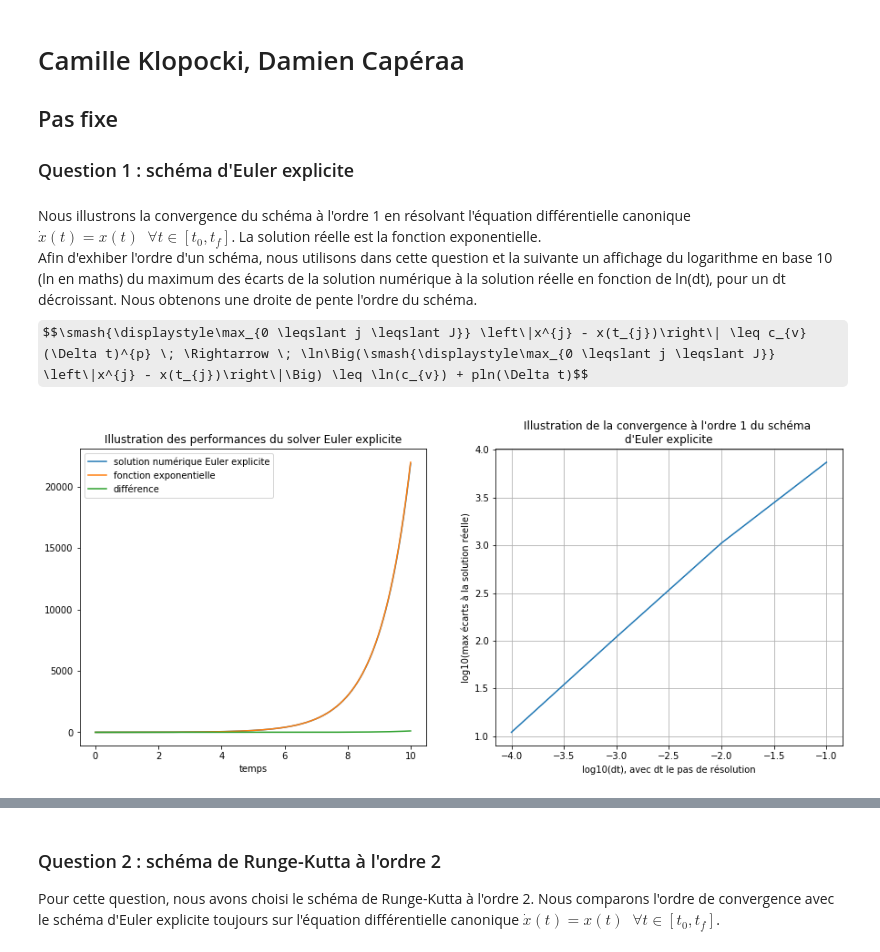
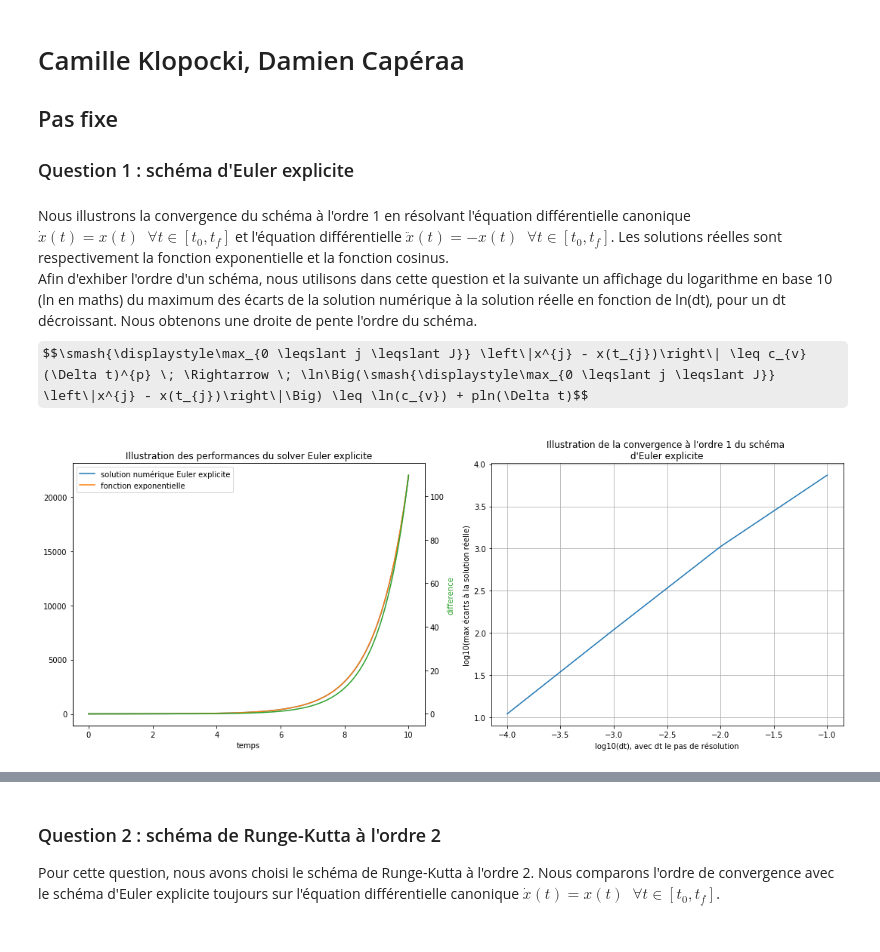
Before and after one commit to DCaperaa/Projet-numerique-II, a Jupyter notebook: Projet numerique II - Notebook.ipynb, the cells around one changed output, grey strips where cells are left out. Saved outputs shown, nothing was run; the diff lists cells and outputs as text; code cells hidden in the pictures; some formulas as TeX source.

```diff
--- a/Projet numerique II - Notebook.ipynb
+++ b/Projet numerique II - Notebook.ipynb
@@ -19,7 +19,7 @@ def solve_euler_explicit(f, x0, dt, tf, t0=0):
         solution.append(solution[i-1] + dt * f(i * dt, solution[i-1]))
     return temps, solution
 # %% [markdown]
-Nous illustrons la convergence du schéma à l'ordre 1 en résolvant l'équation différentielle canonique $\dot x(t) = x(t) \;\; \forall t \in \left[t_{0}, t_{f}\right]$. La solution réelle est la fonction exponentielle. \
+Nous illustrons la convergence du schéma à l'ordre 1 en résolvant l'équation différentielle canonique $\dot x(t) = x(t) \;\; \forall t \in \left[t_{0}, t_{f}\right]$ et l'équation différentielle $\ddot x(t) = -x(t) \;\; \forall t \in \left[t_{0}, t_{f}\right]$. Les solutions réelles sont respectivement la fonction exponentielle et la fonction cosinus. \
 Afin d'exhiber l'ordre d'un schéma, nous utilisons dans cette question et la suivante un affichage du logarithme en base 10 (ln en maths) du maximum des écarts de la solution numérique à la solution réelle en fonction de ln(dt), pour un dt décroissant. Nous obtenons une droite de pente l'ordre du schéma. \
 $$\smash{\displaystyle\max_{0 \leqslant j \leqslant J}} \left\|x^{j} - x(t_{j})\right\| \leq c_{v}(\Delta t)^{p} \; \Rightarrow \; \ln\Big(\smash{\displaystyle\max_{0 \leqslant j \leqslant J}} \left\|x^{j} - x(t_{j})\right\|\Big) \leq \ln(c_{v}) + pln(\Delta t)$$
 # %%
@@ -43,24 +43,29 @@ def convergence_euler(f, x0, tf, t0=0, nbiter=4):
     log_max_difference = np.log10(max_difference)
     return log_list_dt, log_max_difference
 # %%
+#Illustration des performances et détermination de l'ordre de convergence avec la fonction exponentielle.
 f = lambda t, x : x
 time, num_solution_euler = solve_euler_explicit(f, 1, 0.001, 10)
 Y = np.exp(time)
 Z = [y - x for y, x in zip(Y, num_solution_euler)]
 
 fig, (ax1, ax2) = plt.subplots(1, 2, figsize = (15, 6))
 log_list_dt, log_max_difference_euler = convergence_euler(f, 1, 10)
 ax1.plot(time, num_solution_euler, label = 'solution numérique Euler explicite')
 ax1.plot(time, Y, label = 'fonction exponentielle')
-ax1.plot(time, Z, label = 'différence')
 ax1.set_xlabel("temps")
 ax1.set_title("Illustration des performances du solver Euler explicite")
 ax1.legend()
+ax3 = ax1.twinx()
+ax3.plot(time, Z, color='tab:green')
+ax3.set_ylabel('difference', color='tab:green')
+
 ax2.plot(log_list_dt, log_max_difference_euler)
 ax2.set_title("Illustration de la convergence à l'ordre 1 du schéma \nd'Euler explicite")
-ax2.set(xlabel = 'log10(dt), avec dt le pas de résolution', ylabel = \
-    'log10(max écarts à la solution réelle)')
-plt.grid(True)
+ax2.set(xlabel = 'log10(dt), avec dt le pas de résolution', ylabel = 'log10(max écarts à la solution réelle)')
+ax2.grid(True)
+
+fig.tight_layout()
 plt.show()
 # %% [output]
-[figure, old version]
+[figure, new version]
```
Also changed, not shown: parts of 10 cells of this notebook.
